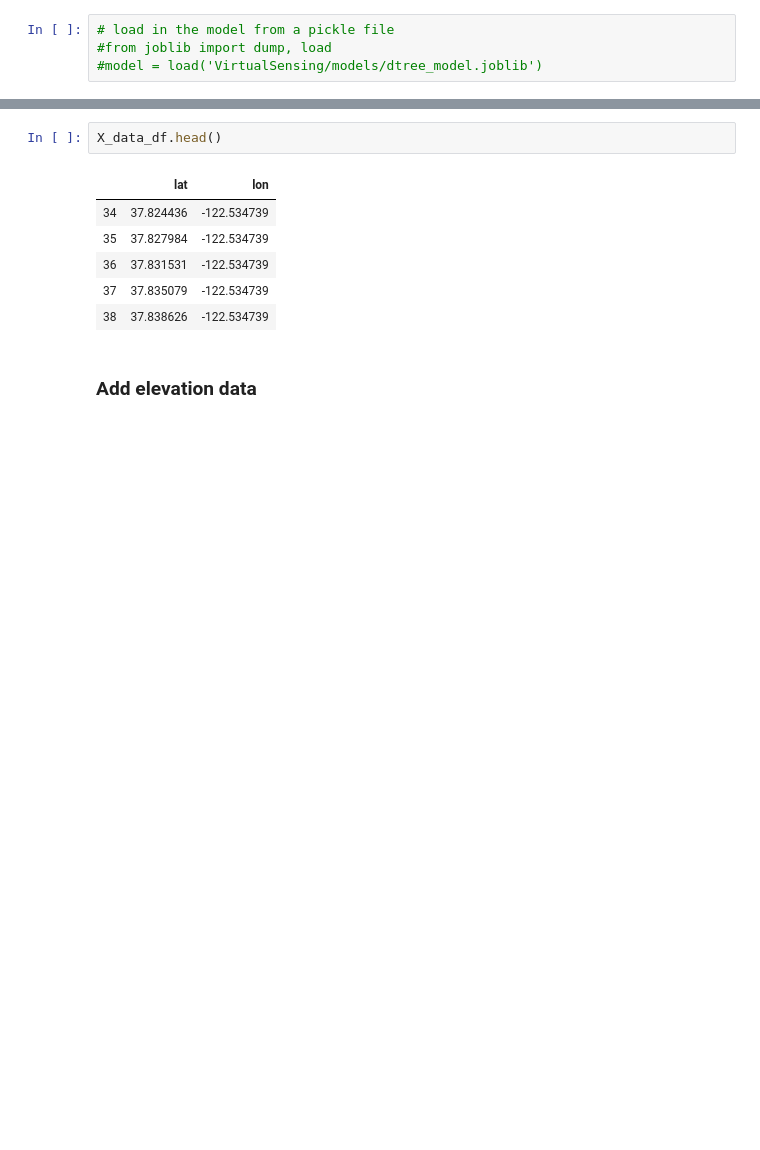
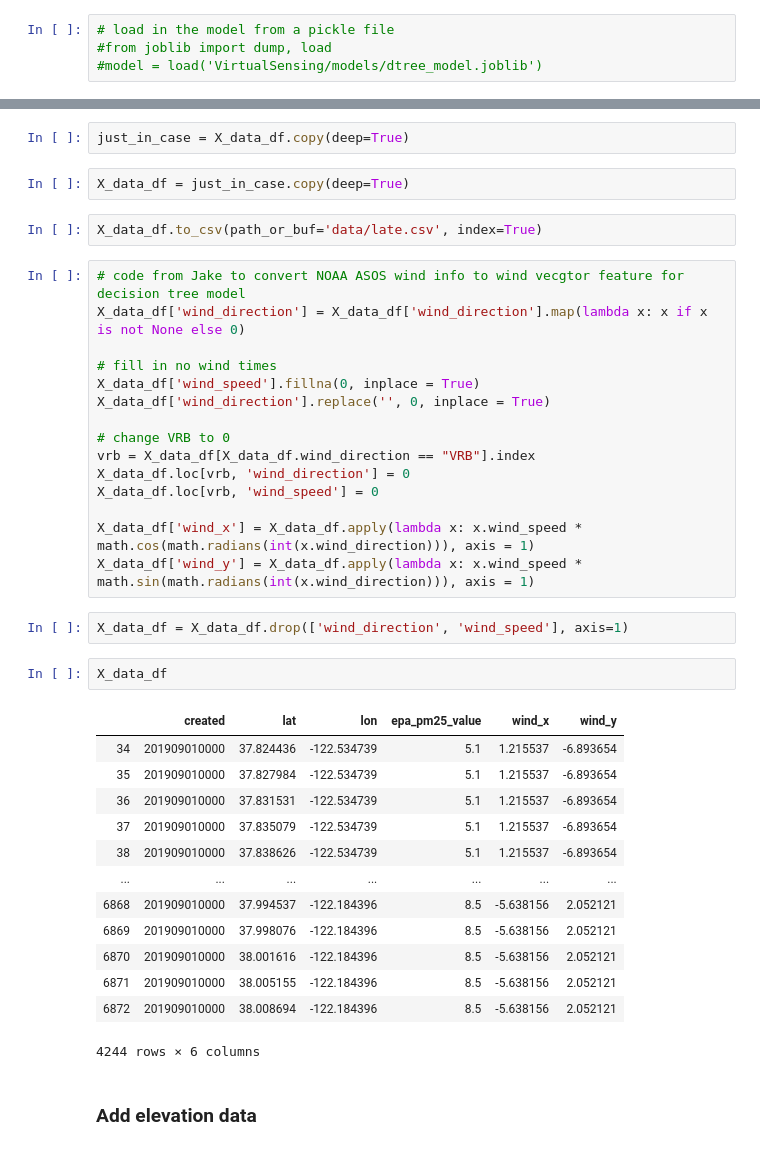
Before and after one commit to arnoldyb/air_pollution, a Jupyter notebook: recommender_mostpolluted.ipynb, the cells around one changed output, grey strips where cells are left out. Saved outputs shown, nothing was run; the diff lists cells and outputs as text; blank space fills up the shorter version.

```diff
--- a/recommender_mostpolluted.ipynb
+++ b/recommender_mostpolluted.ipynb
@@ -65,12 +121,42 @@ X_data_df.rename(columns={'center_lat': 'lat', 'center_lon': 'lon'}, inplace=Tru
+# %%
+just_in_case = X_data_df.copy(deep=True)
+# %%
+X_data_df = just_in_case.copy(deep=True)
+# %%
+X_data_df.to_csv(path_or_buf='data/late.csv', index=True)
+# %%
+# code from Jake to convert NOAA ASOS wind info to wind vecgtor feature for decision tree model
+X_data_df['wind_direction'] = X_data_df['wind_direction'].map(lambda x: x if x is not None else 0)
+
+# fill in no wind times
+X_data_df['wind_speed'].fillna(0, inplace = True)
+X_data_df['wind_direction'].replace('', 0, inplace = True)
+
+# change VRB to 0
+vrb = X_data_df[X_data_df.wind_direction == "VRB"].index
+X_data_df.loc[vrb, 'wind_direction'] = 0
+X_data_df.loc[vrb, 'wind_speed'] = 0
+
+X_data_df['wind_x'] = X_data_df.apply(lambda x: x.wind_speed * math.cos(math.radians(int(x.wind_direction))), axis = 1)
+X_data_df['wind_y'] = X_data_df.apply(lambda x: x.wind_speed * math.sin(math.radians(int(x.wind_direction))), axis = 1)
+# %%
+X_data_df = X_data_df.drop(['wind_direction', 'wind_speed'], axis=1)
 # %%
-X_data_df.head()
+X_data_df
 # %% [output]
-|  | lat | lon |
-| 34 | 37.824436 | -122.534739 |
-| 35 | 37.827984 | -122.534739 |
-| 36 | 37.831531 | -122.534739 |
-| 37 | 37.835079 | -122.534739 |
-| 38 | 37.838626 | -122.534739 |
+|  | created | lat | lon | epa_pm25_value | wind_x | wind_y |
+| 34 | 201909010000 | 37.824436 | -122.534739 | 5.1 | 1.215537 | -6.893654 |
+| 35 | 201909010000 | 37.827984 | -122.534739 | 5.1 | 1.215537 | -6.893654 |
+| 36 | 201909010000 | 37.831531 | -122.534739 | 5.1 | 1.215537 | -6.893654 |
+| 37 | 201909010000 | 37.835079 | -122.534739 | 5.1 | 1.215537 | -6.893654 |
+| 38 | 201909010000 | 37.838626 | -122.534739 | 5.1 | 1.215537 | -6.893654 |
+| ... | ... | ... | ... | ... | ... | ... |
+| 6868 | 201909010000 | 37.994537 | -122.184396 | 8.5 | -5.638156 | 2.052121 |
+| 6869 | 201909010000 | 37.998076 | -122.184396 | 8.5 | -5.638156 | 2.052121 |
+| 6870 | 201909010000 | 38.001616 | -122.184396 | 8.5 | -5.638156 | 2.052121 |
+| 6871 | 201909010000 | 38.005155 | -122.184396 | 8.5 | -5.638156 | 2.052121 |
+| 6872 | 201909010000 | 38.008694 | -122.184396 | 8.5 | -5.638156 | 2.052121 |
+4244 rows × 6 columns
 # %% [markdown]
 ### Add elevation data
 # %%
```
Also changed, not shown: parts of 15 cells of this notebook.
